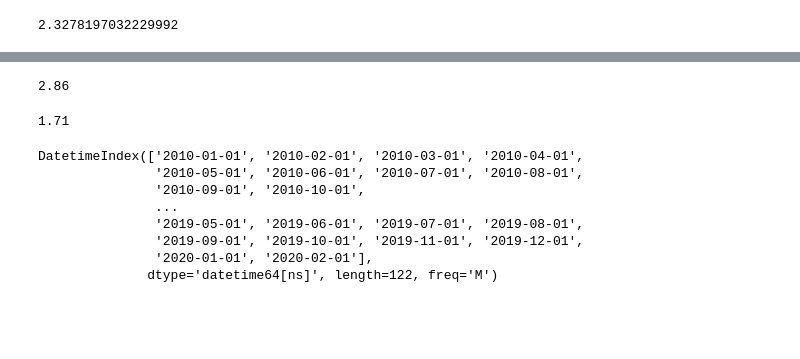
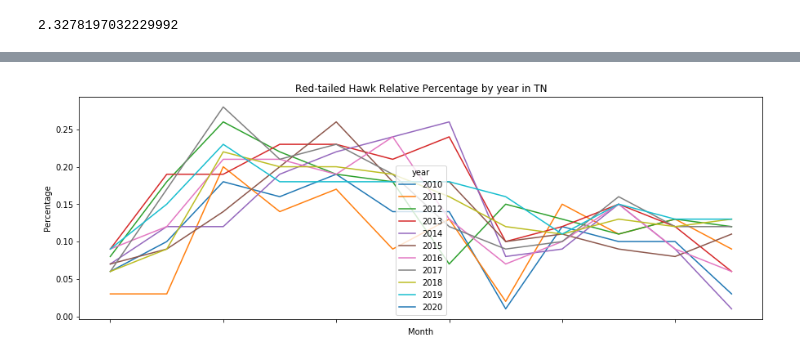
Before and after one commit to seiberttregoning/nss-capstone, a Jupyter notebook: notebooks/Notebook1.ipynb, the cells around one changed output, grey strips where cells are left out. Saved outputs shown, nothing was run; the diff lists cells and outputs as text; code cells hidden in the pictures; blank space fills up the shorter version.

Commit message:
more code in notebook, all bird dashboard coming together

```diff
--- a/notebooks/Notebook1.ipynb
+++ b/notebooks/Notebook1.ipynb
@@ -131,0 +168,16 @@ df3['OBSERVATION COUNT'] = df3['OBSERVATION COUNT'].astype(int)
+# %%
+# Creating a function to get the relative frequency of crows when passed a pair of dates.
+
+def get_bird_pct(bird, date1, date2):
+    """Takes 2 dates finds the percentage of crows in TN between those dates"""
+    date_frame = df3.loc[(df3['OBSERVATION DATE'] >= date1) & (df3['OBSERVATION DATE'] < date2)]
+
+    bird_count = date_frame.loc[date_frame['COMMON NAME'] == bird]['OBSERVATION COUNT'].sum()
+
+    all_count = date_frame['OBSERVATION COUNT'].sum()
+
+    global bird_pct
+
+    bird_pct = round(bird_count/all_count*100, 2)
+
+    return bird_pct
@@ -158,21 +219,38 @@ def get_crow_pct(date1, date2):
-# %%
-get_crow_pct('2010-06-01', '2010-07-01')
-# %% [output]
-2.86
-# %%
-get_crow_pct('2019-07-01', '2019-08-01')
-# %% [output]
-1.71
-# %%
-dates = pd.date_range('2010-01-01','2020-03-01' , freq='1M')-pd.offsets.MonthBegin(1)
-
-dates
-# %% [output]
-DatetimeIndex(['2010-01-01', '2010-02-01', '2010-03-01', '2010-04-01',
-               '2010-05-01', '2010-06-01', '2010-07-01', '2010-08-01',
-               '2010-09-01', '2010-10-01',
-               ...
-               '2019-05-01', '2019-06-01', '2019-07-01', '2019-08-01',
-               '2019-09-01', '2019-10-01', '2019-11-01', '2019-12-01',
-               '2020-01-01', '2020-02-01'],
-              dtype='datetime64[ns]', length=122, freq='M')
+# %%
+# Generating a graph of relative frequency of bird by month and year
+
+bird = 'Red-tailed Hawk'
+
+data_list = []
+
+for i in range(len(dates)):
+    if i+1 == len(dates):
+        break
+    else:
+
+        get_bird_pct(bird, dates[i].date().strftime('%Y-%m-%d'), dates[i+1].date().strftime('%Y-%m-%d'))
+        data_list.append([dates[i].date().strftime('%Y-%m-%d'), bird_pct])
+
+df = pd.DataFrame(data_list)
+
+df.columns = ['date', f'{bird} pct']
+
+df['month'] = df['date'].str.split('-').str[1]
+
+df['year'] = df['date'].str.split('-').str[0]
+
+df['year'] = df['year'].astype(int)
+
+df['month'] = df['month'].astype('category')
+
+df_pivot = df.pivot(index = 'month', columns = 'year', values = f'{bird} pct')
+
+df_pivot.plot(figsize = (15, 5))
+
+plt.xlabel('Month')
+plt.ylabel('Percentage')
+plt.title(f'{bird} Relative Percentage by year in TN')
+
+plt.show()
+# %% [output]
+[figure, added]
```
Also changed, not shown: parts of 13 cells of this notebook, 3 other files.
